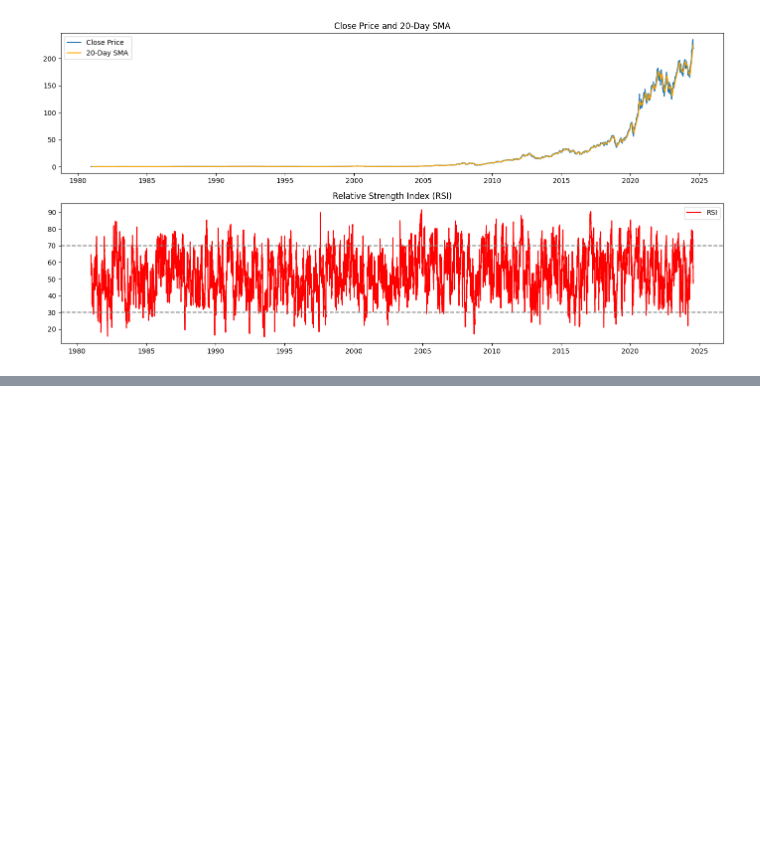
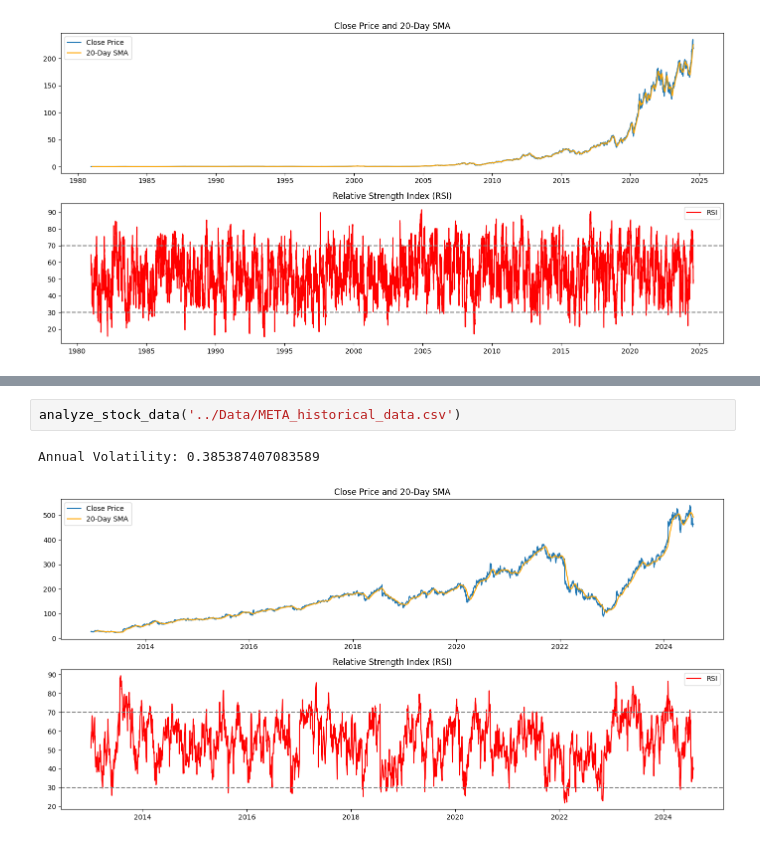
Before and after one commit to Ofgeha-Gelana/Nova-Financial-Solution, a Jupyter notebook: notebooks/quantitative_analysisi.ipynb, the cells around one changed output, grey strips where cells are left out. Drawn from its saved outputs; the diff is of its cells as text; blank space fills up the shorter version.

```diff
--- a/notebooks/quantitative_analysisi.ipynb
+++ b/notebooks/quantitative_analysisi.ipynb
@@ -94,0 +29,5 @@ Average return on negative sentiment: nan
+# %%
+analyze_stock_data('../Data/META_historical_data.csv')
+# %% [output]
+Annual Volatility: 0.385387407083589
+[figure, added]
```
Also changed, not shown: parts of 8 cells of this notebook.
